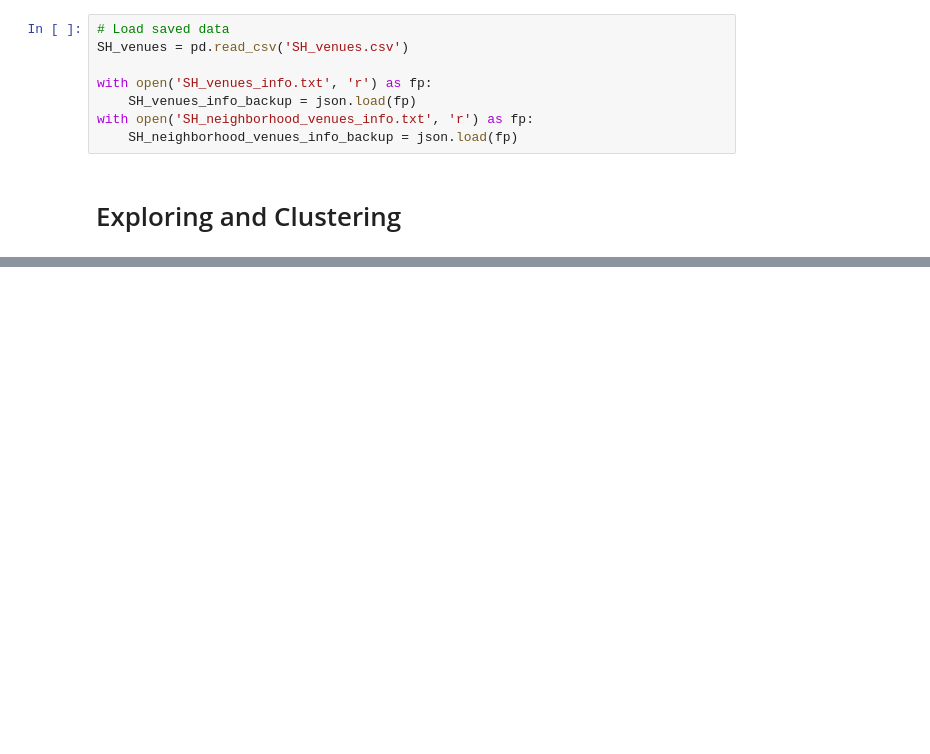
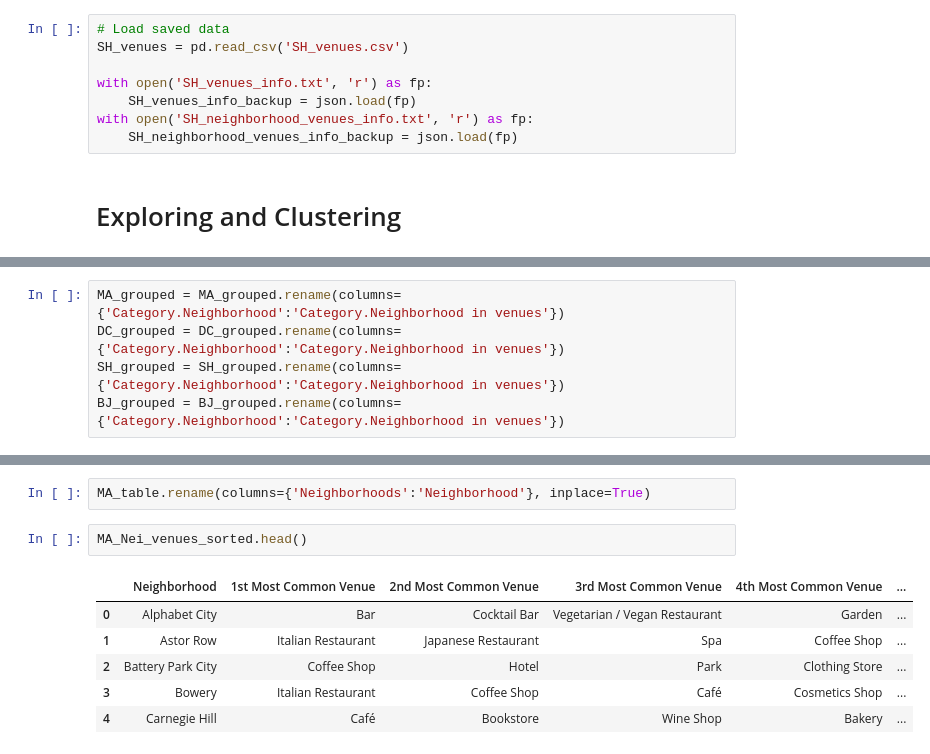
Before and after one commit to syzsyzsyzyzs/IBM_proj, a Jupyter notebook: Culture vs Function.ipynb, the cells around one changed output, grey strips where cells are left out. Saved outputs shown, nothing was run; the diff lists cells and outputs as text; blank space fills up the shorter version.

```diff
--- a/Culture vs Function.ipynb
+++ b/Culture vs Function.ipynb
@@ -665,0 +705,5 @@ with open('SH_neighborhood_venues_info.txt', 'r') as fp:
+# %%
+MA_grouped = MA_grouped.rename(columns={'Category.Neighborhood':'Category.Neighborhood in venues'})
+DC_grouped = DC_grouped.rename(columns={'Category.Neighborhood':'Category.Neighborhood in venues'})
+SH_grouped = SH_grouped.rename(columns={'Category.Neighborhood':'Category.Neighborhood in venues'})
+BJ_grouped = BJ_grouped.rename(columns={'Category.Neighborhood':'Category.Neighborhood in venues'})
@@ -665,0 +796,11 @@ with open('SH_neighborhood_venues_info.txt', 'r') as fp:
+# %%
+MA_table.rename(columns={'Neighborhoods':'Neighborhood'}, inplace=True)
+# %%
+MA_Nei_venues_sorted.head()
+# %% [output]
+|  | Neighborhood | 1st Most Common Venue | 2nd Most Common Venue | 3rd Most Common Venue | 4th Most Common Venue | ... |
+| 0 | Alphabet City | Bar | Cocktail Bar | Vegetarian / Vegan Restaurant | Garden | ... |
+| 1 | Astor Row | Italian Restaurant | Japanese Restaurant | Spa | Coffee Shop | ... |
+| 2 | Battery Park City | Coffee Shop | Hotel | Park | Clothing Store | ... |
+| 3 | Bowery | Italian Restaurant | Coffee Shop | Café | Cosmetics Shop | ... |
+| 4 | Carnegie Hill | Café | Bookstore | Wine Shop | Bakery | ... |
```
Also changed, not shown: parts of 32 cells of this notebook, 1 other file.
